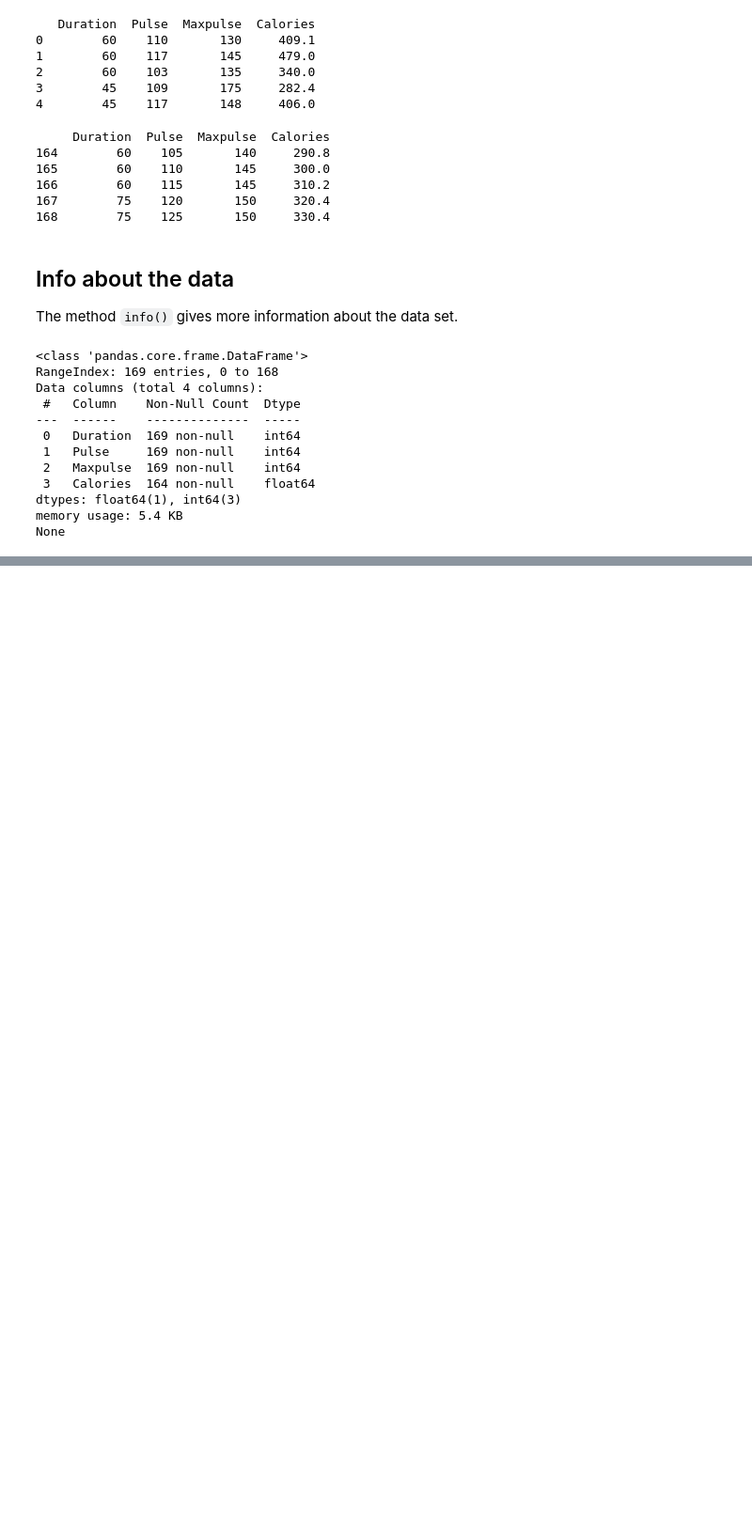
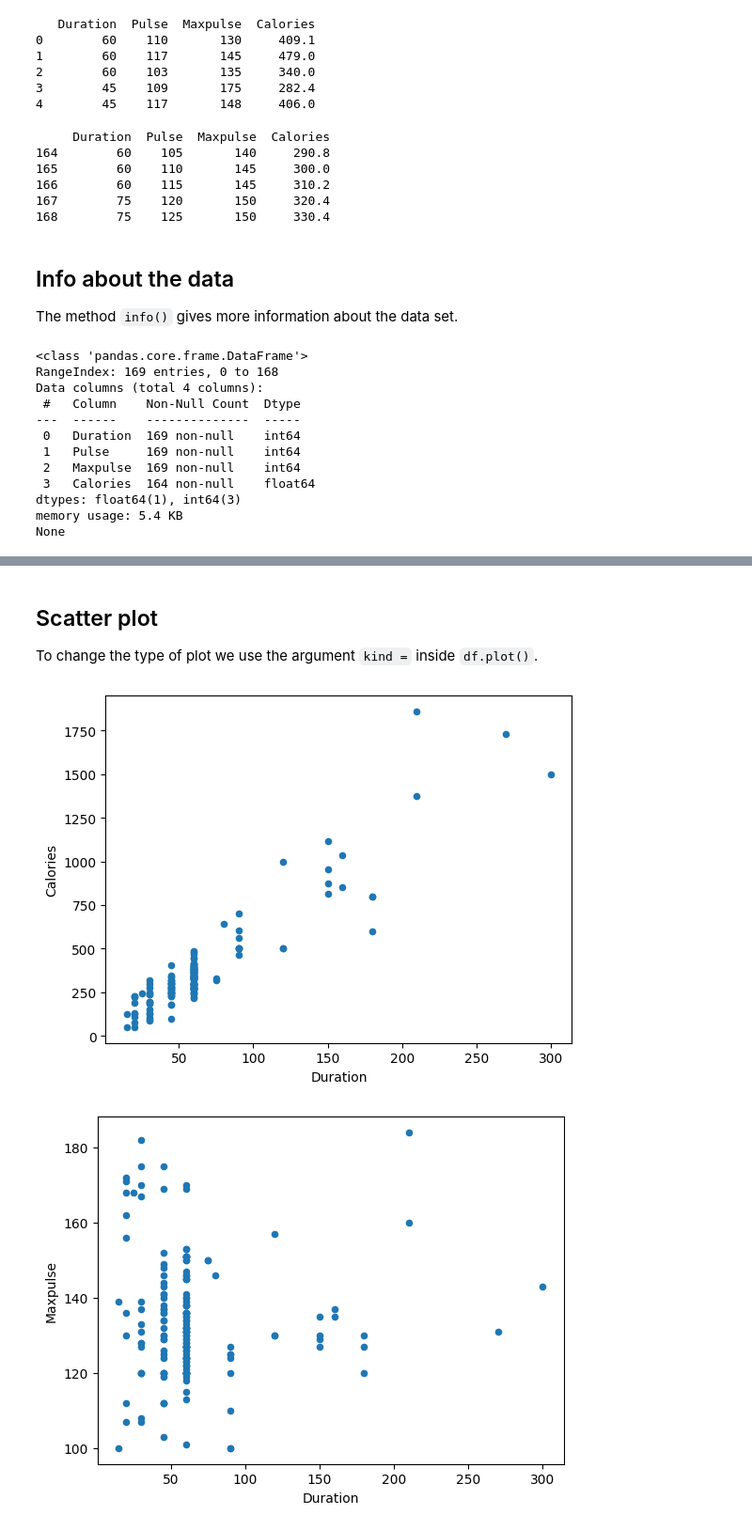
Before and after one commit to alexgaarciia/PythonDataScience, a Jupyter notebook: Pandas/learning_pandas.ipynb, the cells around one changed output, grey strips where cells are left out. Shown at 94% size. Cells and saved outputs as stored; diff of their text form; code cells hidden in the pictures; blank space fills up the shorter version.

```diff
--- a/Pandas/learning_pandas.ipynb
+++ b/Pandas/learning_pandas.ipynb
@@ -218,0 +327,11 @@ None
+# %% [markdown]
+## Scatter plot
+To change the type of plot we use the argument `kind =` inside `df.plot()`.
+# %%
+df = pd.read_csv("data.csv")
+df.plot(kind = "scatter", x = "Duration", y = 'Calories')
+df.plot(kind = "scatter", x = "Duration", y = 'Maxpulse')
+plt.show()
+# %% [output]
+[figure, added]
+[figure, added]
```
Also changed, not shown: parts of 19 cells of this notebook.
